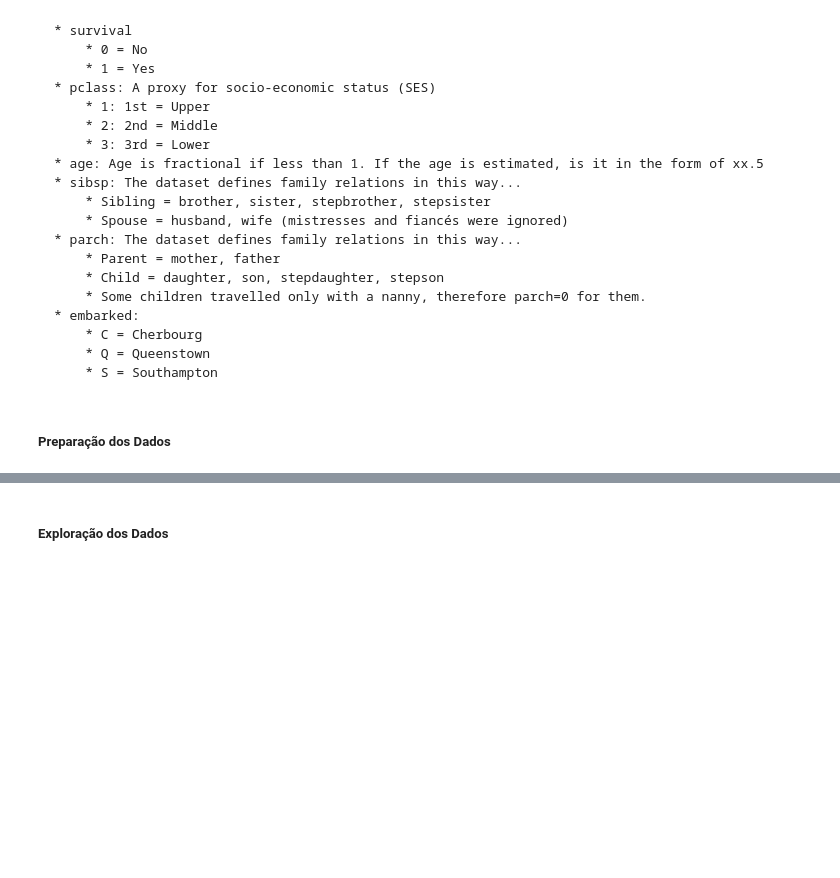
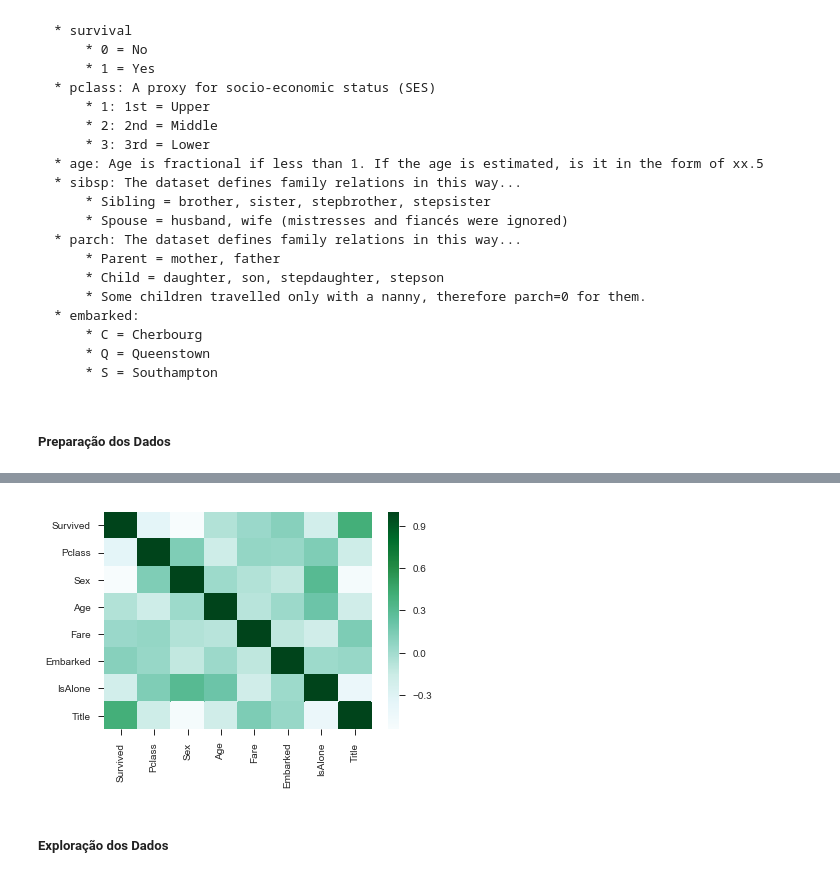
Before and after one commit to rgaliardi/Data-Science, a Jupyter notebook: MaratonaDSB/Titanic/Titanic.ipynb, the cells around one changed output, grey strips where cells are left out. Cells and saved outputs as stored; diff of their text form; code cells hidden in the pictures; blank space fills up the shorter version.

```diff
--- a/MaratonaDSB/Titanic/Titanic.ipynb
+++ b/MaratonaDSB/Titanic/Titanic.ipynb
@@ -219,11 +259,13 @@ dstest  = dstest.values
 # %%
 # Visualizando a correlação em tabela
 
 # Coeficiente de correlação:
 # +1  = forte correlação positiva
 # 0   = não há correlação
 # -1  = forte correlação negativa
-fn.corr(dsresult)
+fn.corr(dsresult.iloc[::, 1::])
+# %% [output]
+[figure, added]
 # %% [markdown]
 ##### Exploração dos Dados
 # %%
```
Also changed, not shown: parts of 14 cells of this notebook.
